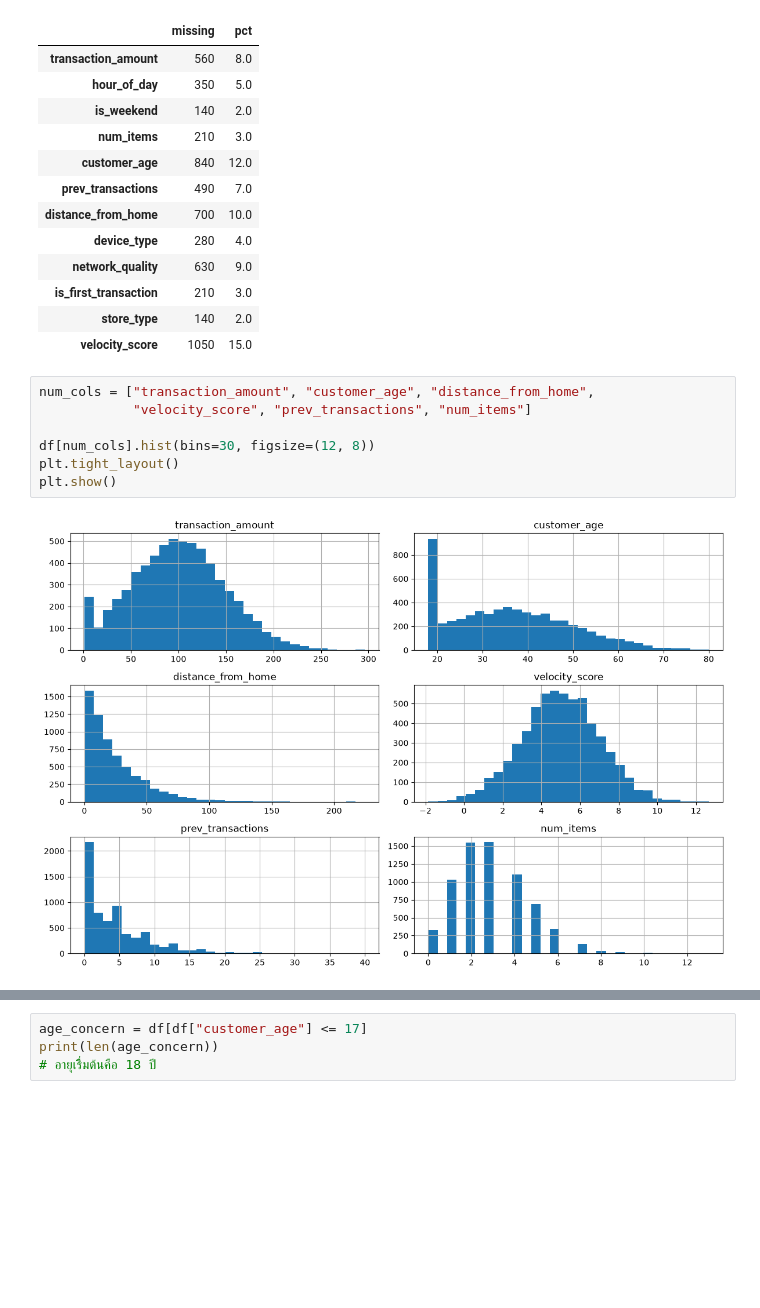
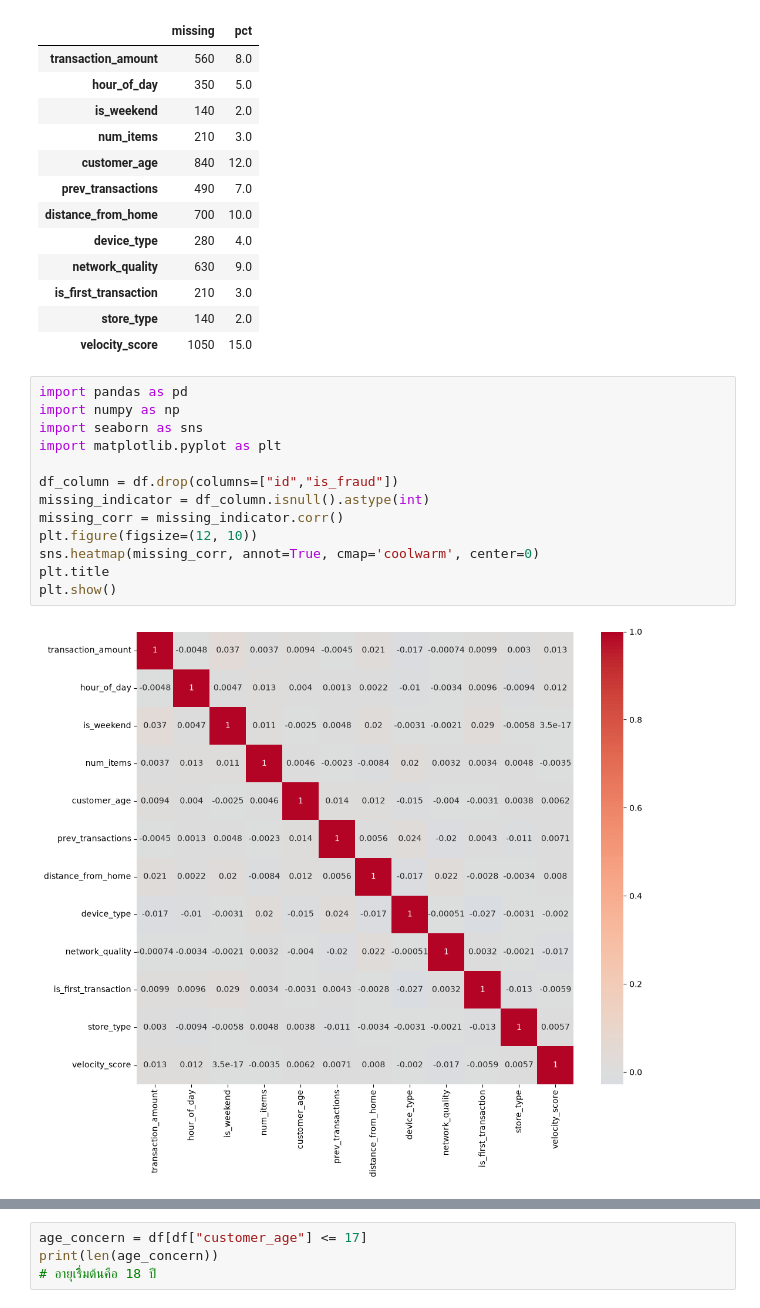
Before and after one commit to nnewtanachat/ML-Fraude, a Jupyter notebook: notebook/eda.ipynb, the cells around one changed output, grey strips where cells are left out. Cells and saved outputs as stored; diff of their text form; blank space fills up the shorter version.

```diff
--- a/notebook/eda.ipynb
+++ b/notebook/eda.ipynb
@@ -67,12 +33,18 @@ pd.DataFrame({"missing":missing , "pct":missing_pct}).query("missing>0")
 | is_first_transaction | 210 | 3.0 |
 | store_type | 140 | 2.0 |
 | velocity_score | 1050 | 15.0 |
-# %%
-num_cols = ["transaction_amount", "customer_age", "distance_from_home",
-            "velocity_score", "prev_transactions", "num_items"]
-
-df[num_cols].hist(bins=30, figsize=(12, 8))
-plt.tight_layout()
-plt.show()
-# %% [output]
-[figure, removed]
+# %%
+import pandas as pd
+import numpy as np
+import seaborn as sns
+import matplotlib.pyplot as plt
+
+df_column = df.drop(columns=["id","is_fraud"])
+missing_indicator = df_column.isnull().astype(int)
+missing_corr = missing_indicator.corr()
+plt.figure(figsize=(12, 10))
+sns.heatmap(missing_corr, annot=True, cmap='coolwarm', center=0)
+plt.title
+plt.show()
+# %% [output]
+[figure, added]
```
Also changed, not shown: parts of 17 cells of this notebook.
